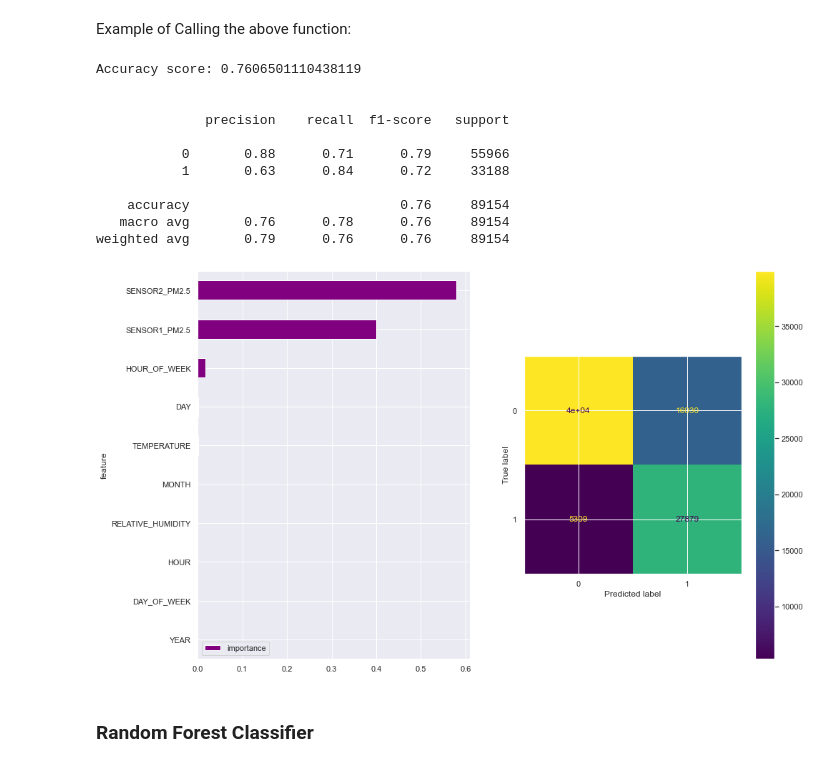
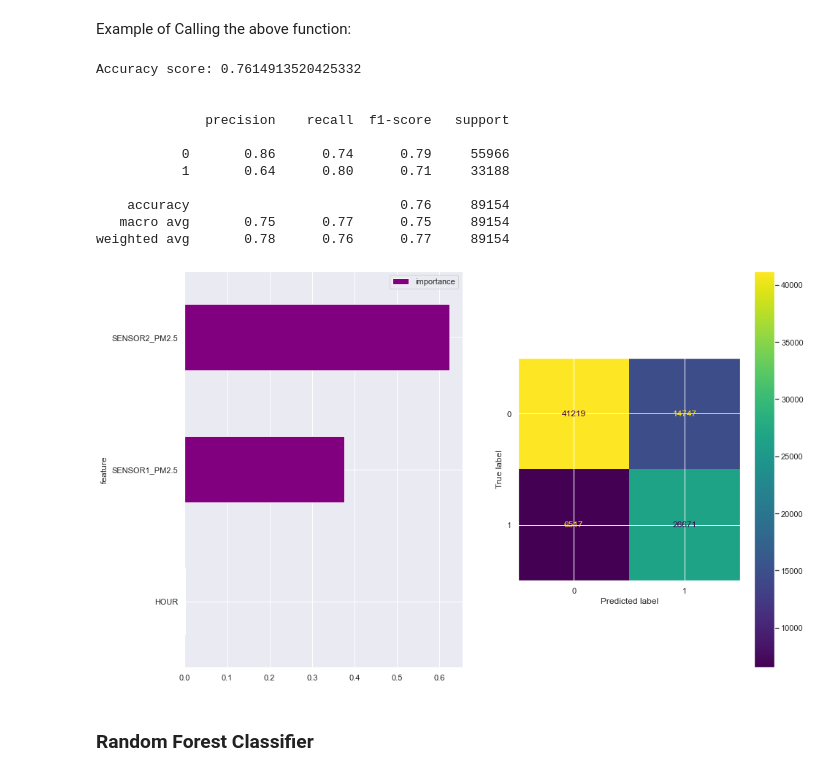
Before and after one commit to JessWN/UmojaHack2022-TeamVyrodok, a Jupyter notebook: challenge.ipynb, the cells around one changed output. Drawn from its saved outputs; the diff is of its cells as text; code cells hidden in the pictures.

```diff
--- a/challenge.ipynb
+++ b/challenge.ipynb
@@ -211,4 +246,0 @@ By using ratios, we can consider the ranges of the values, for a closer relatabl
-# %%
-fig, axs = plt.subplots(figsize = (30,10))
-
-axs.plot(train_df['DATETIME'], train_df['RELATIVE_HUMIDITY'])
@@ -254,11 +282,3 @@ TEMPERATURE          -0.632673
 RELATIVE_HUMIDITY    -0.252337
 OFFSET_FAULT         -1.715106
 dtype: float64
-# %%
-# Plotting boxplots for each of the numerical columns
-sns.set_style('darkgrid')
-fig, axes = plt.subplots(nrows = 2, ncols = 2, figsize = (15, 10))
-fig.suptitle('Box plots showing outliers', y= 0.93, fontsize = 15)
-
-for ax, data, name in zip(axes.flatten(), test_df, ['SENSOR1_2.5',	'SENSOR2_2.5',	'TEMPERATURE',	'RELATIVE_HUMIDITY']):
-  sns.boxplot(x = test_df[name], ax = ax)
@@ -326,19 +342,0 @@ test_df2.head()
-# %%
-
-X = train_df3
-y = train_df1.OFFSET_FAULT
-
-# Splitting the data into training and testing sets
-X_train, X_test, y_train, y_test = train_test_split(X, y, test_size = 0.2, random_state = 42)
-
-# Instantiating the model
-clf = RandomForestClassifier(max_depth = 3, random_state = 0)
-clf.fit(X_train, y_train)
-
-# Making predictions
-y_pred = clf.predict(X_test)
-
-# Measuring the accuracy of the model
-print(f'Accuracy score: {accuracy_score(y_test, y_pred)}')
-print('\n')
-print(f'{classification_report(y_test, y_pred)}')
@@ -469,35 +418,35 @@ Example of Calling the above function:
 # %%
 #Create columns as per the preparation function
 train_df = prepare_df(raw_train_df)
 
-#Fill the Nan values using mean values
-train_df = fill_na_mean(train_df)
+#Fill the Nan values with zeroes
+train_df = fill_na_na(train_df)
 
 #At this point, we can select specific columns to be used in the fitting.
 #We can experiment by using the SENSOR1_PM2.5, SENSOR2_PM2.5, TEMPERATURE & HOUR columns
 # NOTE that the OFFSET_FAULT column should always be included
-# model_cols = ['SENSOR1_PM2.5', 'SENSOR2_PM2.5', 'TEMPERATURE', 'HOUR', 'OFFSET_FAULT']
+model_cols = ['SENSOR1_PM2.5', 'SENSOR2_PM2.5', 'HOUR', 'OFFSET_FAULT']
 
 #If we want to use all columns, uncomment the line below
-model_cols = [col for col in train_df.columns]
+# model_cols = [col for col in train_df.columns]
 
 # The following columns are removed in the function itself: ID, DATETIME
 
 #Fit the model
 dtc_ = dtc_model(train_df[model_cols])
 # %% [output]
-Accuracy score: 0.7606501110438119
+Accuracy score: 0.7614913520425332
 
 
               precision    recall  f1-score   support
 
-           0       0.88      0.71      0.79     55966
-           1       0.63      0.84      0.72     33188
+           0       0.86      0.74      0.79     55966
+           1       0.64      0.80      0.71     33188
 
     accuracy                           0.76     89154
-   macro avg       0.76      0.78      0.76     89154
-weighted avg       0.79      0.76      0.76     89154
+   macro avg       0.75      0.77      0.75     89154
+weighted avg       0.78      0.76      0.77     89154
-[figure, old version]
+[figure, new version]
 # %% [markdown]
 ### Random Forest Classifier
 # %%
```
Also changed, not shown: parts of 47 cells of this notebook.
